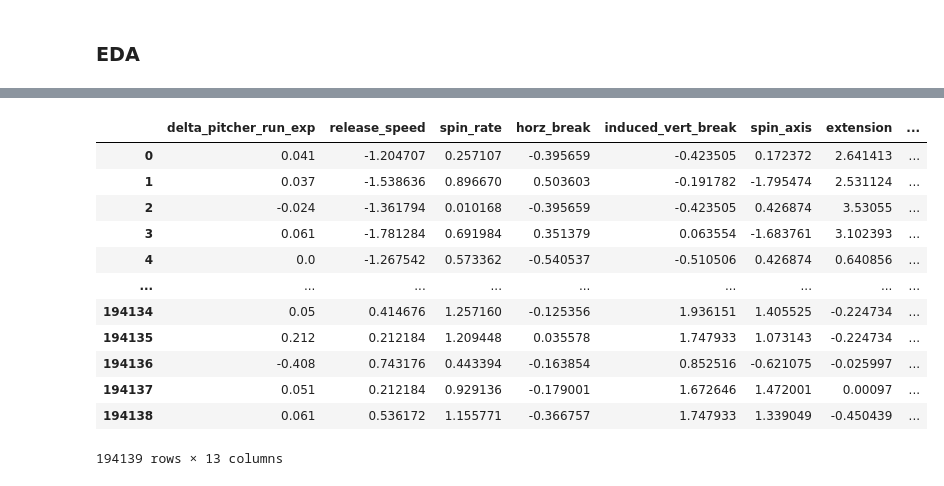
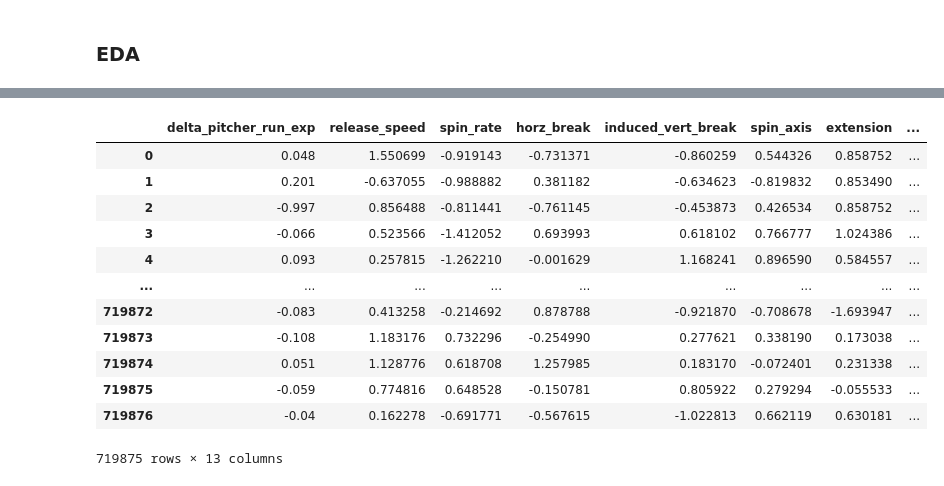
Before and after one commit to jackkalsched/UCSD_Baseball_25, a Jupyter notebook: Pitching/stuff+/stuff_plus.ipynb, the cells around one changed output, grey strips where cells are left out. Saved outputs shown, nothing was run; the diff lists cells and outputs as text; code cells hidden in the pictures.

```diff
--- a/Pitching/stuff+/stuff_plus.ipynb
+++ b/Pitching/stuff+/stuff_plus.ipynb
@@ -159,0 +137,7 @@ statcast_data_cleaned
+# %%
+## mirror handedness metrics
+statcast_data_cleaned['rel_side'] *= -1
+statcast_data_cleaned['horz_break'] *= -1
+statcast_data_cleaned = statcast_data_cleaned.drop(columns = ['p_throws']).copy()
+
+statcast_data_cleaned.head()
@@ -195,7 +153,7 @@ lhp_pitches
 # %%
-X_lhp = lhp_pitches[['delta_pitcher_run_exp', 'release_speed', 'spin_rate', 'horz_break', 'induced_vert_break', 'spin_axis', 'extension', 'rel_side', 'rel_height', 'pitch_type']].copy()
+X = statcast_data_cleaned[['delta_pitcher_run_exp', 'release_speed', 'spin_rate', 'horz_break', 'induced_vert_break', 'spin_axis', 'extension', 'rel_side', 'rel_height', 'pitch_type']].copy()
 cols_to_standardize = ['release_speed', 'spin_rate', 'horz_break', 'induced_vert_break', 'spin_axis', 'extension', 'rel_side', 'rel_height']
-X_lhp[cols_to_standardize] = (X_lhp.groupby('pitch_type')[cols_to_standardize].transform(lambda x: (x - x.mean()) / x.std()))
-X_lhp
+X[cols_to_standardize] = (X.groupby('pitch_type')[cols_to_standardize].transform(lambda x: (x - x.mean()) / x.std()))
+X
 # %% [output]
 |  | delta_pitcher_run_exp | release_speed | spin_rate | horz_break | induced_vert_break | spin_axis | extension | ... |
@@ -214,11 +172,21 @@ X_lhp
 # %%
 import statsmodels.formula.api as smf
 
+#cleaning
+X = X.replace({pd.NA: np.nan})
+X = X.astype({col: float for col in ["release_speed", "spin_rate",
+                                     "horz_break", "induced_vert_break",
+                                     "spin_axis", "extension",
+                                     "rel_side", "rel_height"]})
+X = X.dropna(subset=["delta_pitcher_run_exp", "release_speed", "spin_rate",
+                     "horz_break", "induced_vert_break", "spin_axis",
+                     "extension", "rel_side", "rel_height"])
+
 model = smf.mixedlm("delta_pitcher_run_exp ~ release_speed + spin_rate + horz_break + induced_vert_break + spin_axis + extension + rel_side + rel_height",
-                    data=X_lhp, groups=X_lhp["pitch_type"]).fit()
+                    data=X, groups=X["pitch_type"]).fit()
 print(model.summary())
 
-y_pred = model.predict(X_lhp)
+y_pred = model.predict(X)
 y_pred
 # %% [output]
                Mixed Linear Model Regression Results
@@ -253,21 +221,21 @@ Length: 194139, dtype: float64
 # %%
-X_lhp['run_value'] = y_pred
-X_lhp['stuff'] = X_lhp.groupby('pitch_type')['run_value'].transform(lambda x: ((x - x.mean()) / x.std()))
+X['run_value'] = y_pred
+X['stuff'] = X.groupby('pitch_type')['run_value'].transform(lambda x: ((x - x.mean()) / x.std()))
 # %%
-X_lhp['stuff+'] = X_lhp['stuff'].apply(lambda x: 100 + (10*x))
-X_lhp
+X['stuff+'] = X['stuff'].apply(lambda x: 100 + (10*x))
+X
 # %% [output]
 |  | delta_pitcher_run_exp | release_speed | spin_rate | horz_break | induced_vert_break | spin_axis | extension | ... |
-| 0 | 0.041 | -1.204707 | 0.257107 | -0.395659 | -0.423505 | 0.172372 | 2.641413 | ... |
-| 1 | 0.037 | -1.538636 | 0.896670 | 0.503603 | -0.191782 | -1.795474 | 2.531124 | ... |
-| 2 | -0.024 | -1.361794 | 0.010168 | -0.395659 | -0.423505 | 0.426874 | 3.53055 | ... |
-| 3 | 0.061 | -1.781284 | 0.691984 | 0.351379 | 0.063554 | -1.683761 | 3.102393 | ... |
-| 4 | 0.0 | -1.267542 | 0.573362 | -0.540537 | -0.510506 | 0.426874 | 0.640856 | ... |
+| 0 | 0.048 | 1.550699 | -0.919143 | -0.731371 | -0.860259 | 0.544326 | 0.858752 | ... |
+| 1 | 0.201 | -0.637055 | -0.988882 | 0.381182 | -0.634623 | -0.819832 | 0.853490 | ... |
+| 2 | -0.997 | 0.856488 | -0.811441 | -0.761145 | -0.453873 | 0.426534 | 0.858752 | ... |
+| 3 | -0.066 | 0.523566 | -1.412052 | 0.693993 | 0.618102 | 0.766777 | 1.024386 | ... |
+| 4 | 0.093 | 0.257815 | -1.262210 | -0.001629 | 1.168241 | 0.896590 | 0.584557 | ... |
 | ... | ... | ... | ... | ... | ... | ... | ... | ... |
-| 194134 | 0.05 | 0.414676 | 1.257160 | -0.125356 | 1.936151 | 1.405525 | -0.224734 | ... |
-| 194135 | 0.212 | 0.212184 | 1.209448 | 0.035578 | 1.747933 | 1.073143 | -0.224734 | ... |
-| 194136 | -0.408 | 0.743176 | 0.443394 | -0.163854 | 0.852516 | -0.621075 | -0.025997 | ... |
-| 194137 | 0.051 | 0.212184 | 0.929136 | -0.179001 | 1.672646 | 1.472001 | 0.00097 | ... |
-| 194138 | 0.061 | 0.536172 | 1.155771 | -0.366757 | 1.747933 | 1.339049 | -0.450439 | ... |
+| 719872 | -0.083 | 0.413258 | -0.214692 | 0.878788 | -0.921870 | -0.708678 | -1.693947 | ... |
+| 719873 | -0.108 | 1.183176 | 0.732296 | -0.254990 | 0.277621 | 0.338190 | 0.173038 | ... |
+| 719874 | 0.051 | 1.128776 | 0.618708 | 1.257985 | 0.183170 | -0.072401 | 0.231338 | ... |
+| 719875 | -0.059 | 0.774816 | 0.648528 | -0.150781 | 0.805922 | 0.279294 | -0.055533 | ... |
+| 719876 | -0.04 | 0.162278 | -0.691771 | -0.567615 | -1.022813 | 0.662119 | 0.630181 | ... |
-194139 rows × 13 columns
+719875 rows × 13 columns
 # %%
```
Also changed, not shown: parts of 21 cells of this notebook.
